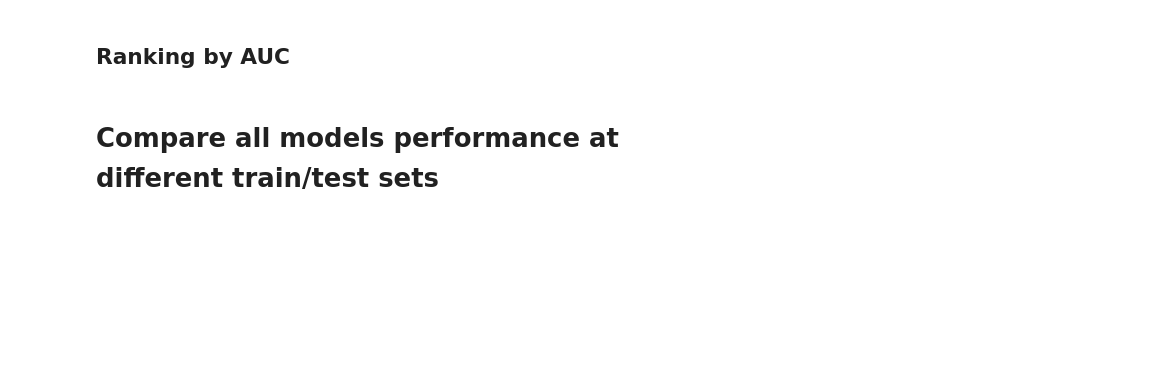
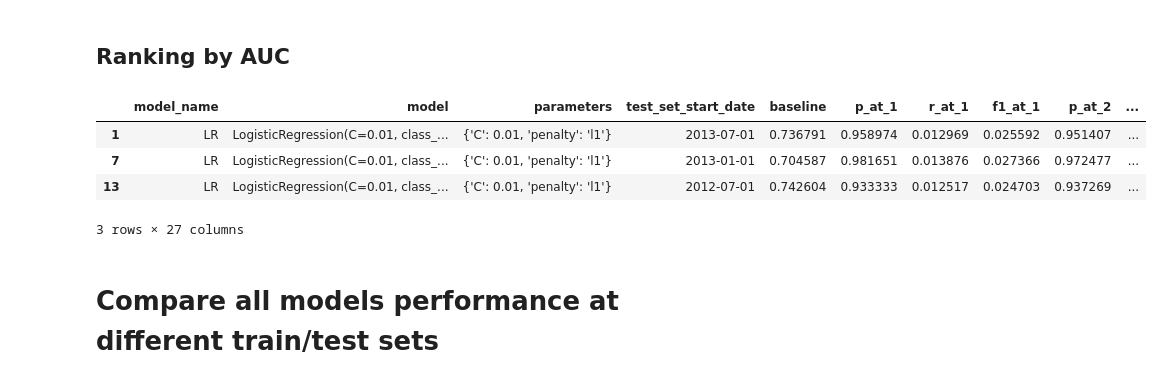
Before and after one commit to fhalamos/ML-pipeline, a Jupyter notebook: predict_donorschoose_60_days.ipynb, the cells around one changed output. Cells and saved outputs as stored; diff of their text form; code cells hidden in the pictures; blank space fills up the shorter version.

```diff
--- a/predict_donorschoose_60_days.ipynb
+++ b/predict_donorschoose_60_days.ipynb
@@ -171,14 +209,18 @@ KeyError: 'split_threshold'
 # %% [markdown]
 ## Ranking by AUC
 # %%
-#Lets obtain the best model for each train/test set
-
 #indices of rows that have max auc for each train/test set
-idx = results.groupby(['train_test_split_threshold'])['auc-roc'].transform(max) == results['auc-roc']
+idx = results.groupby(['test_set_start_date'])['auc-roc'].transform(max) == results['auc-roc']
 
 #display best models
 best_auc = results[idx]
 best_auc
+# %% [output]
+|  | model_name | model | parameters | test_set_start_date | baseline | p_at_1 | r_at_1 | f1_at_1 | p_at_2 | ... |
+| 1 | LR | LogisticRegression(C=0.01, class_... | {'C': 0.01, 'penalty': 'l1'} | 2013-07-01 | 0.736791 | 0.958974 | 0.012969 | 0.025592 | 0.951407 | ... |
+| 7 | LR | LogisticRegression(C=0.01, class_... | {'C': 0.01, 'penalty': 'l1'} | 2013-01-01 | 0.704587 | 0.981651 | 0.013876 | 0.027366 | 0.972477 | ... |
+| 13 | LR | LogisticRegression(C=0.01, class_... | {'C': 0.01, 'penalty': 'l1'} | 2012-07-01 | 0.742604 | 0.933333 | 0.012517 | 0.024703 | 0.937269 | ... |
+3 rows × 27 columns
 # %% [markdown]
 # Compare all models performance at different train/test sets
 # %%
```
Also changed, not shown: parts of 6 cells of this notebook.
